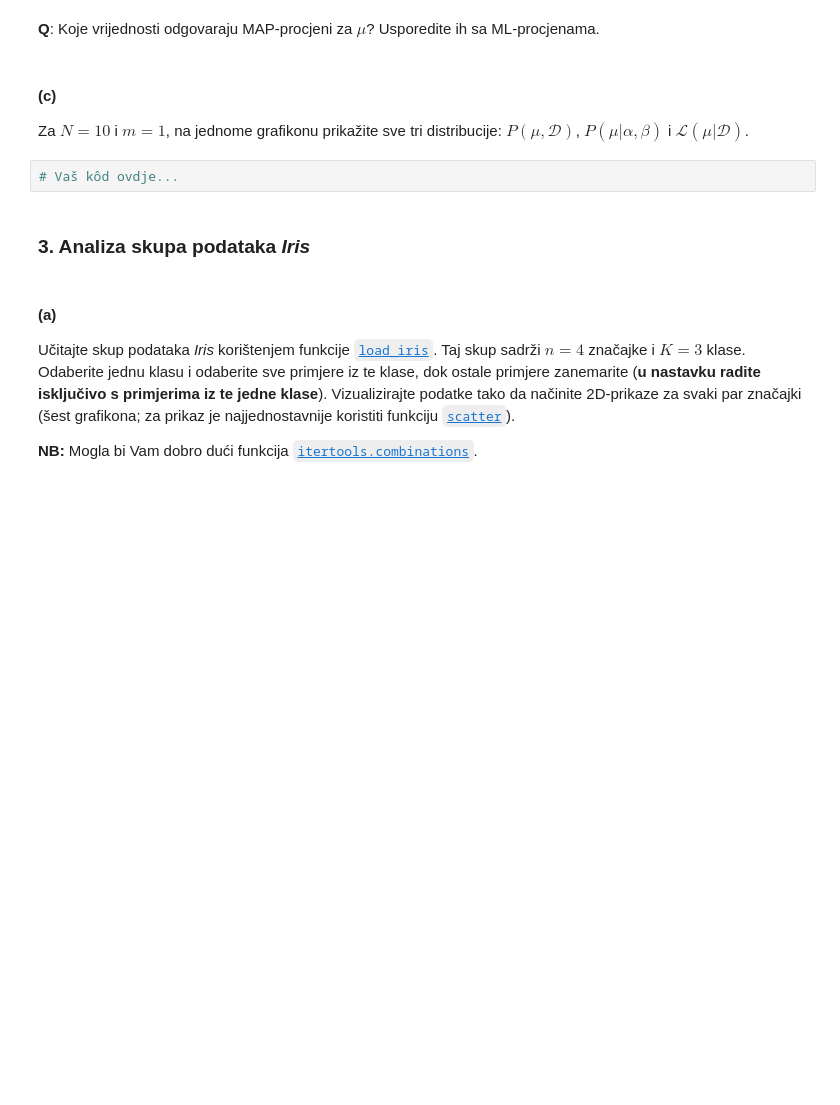
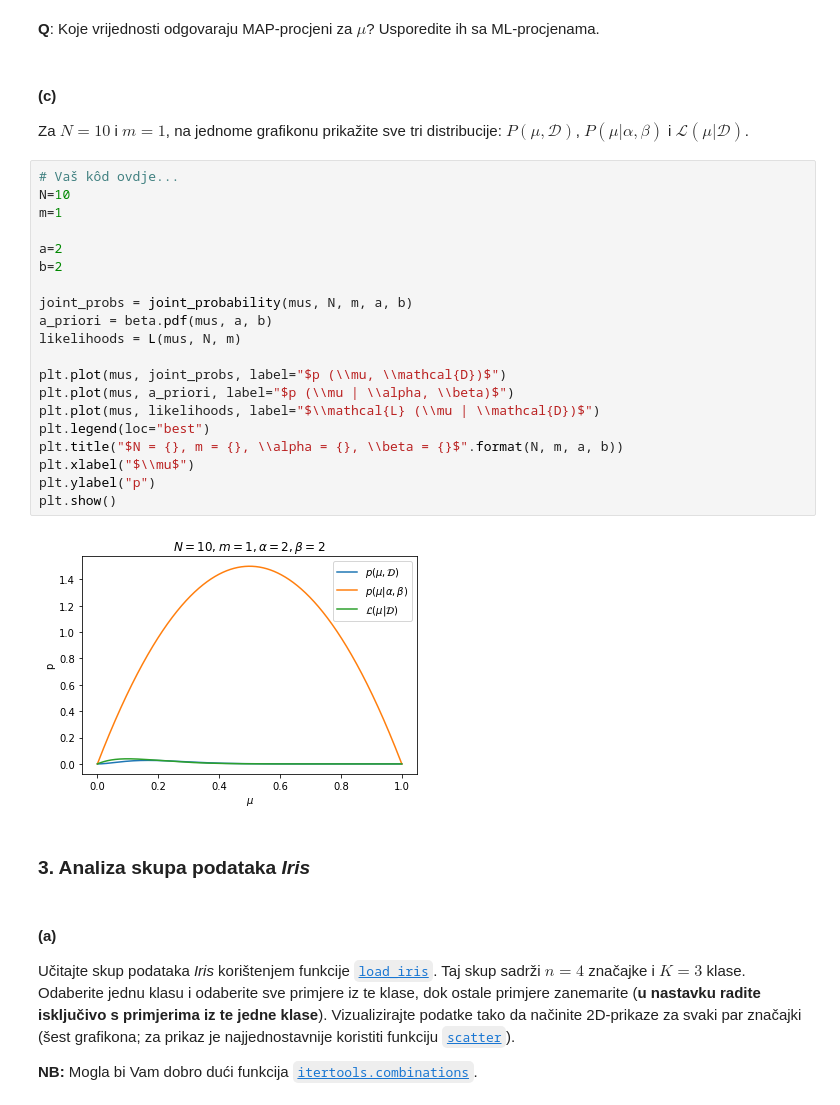
Before and after one commit to tomislavbjelcic/fer-tomislav, a Jupyter notebook: semestar_7/strojno/lab/SU1-2021-13-14-Procjena-parametara.ipynb, the cells around one changed output. Saved outputs shown, nothing was run; the diff lists cells and outputs as text; blank space fills up the shorter version.

```diff
--- a/semestar_7/strojno/lab/SU1-2021-13-14-Procjena-parametara.ipynb
+++ b/semestar_7/strojno/lab/SU1-2021-13-14-Procjena-parametara.ipynb
@@ -128,8 +148,28 @@ Definirajte funkciju za izračun zajedničke vjerojatnosti $P(\mu,\mathcal{D}) =
 #### (c)
 
 Za $N=10$ i $m=1$, na jednome grafikonu prikažite sve tri distribucije: $P(\mu,\mathcal{D})$, $P(\mu|\alpha,\beta)$ i $\mathcal{L}(\mu|\mathcal{D})$.
-# %%
-# Vaš kôd ovdje...
+# %%
+# Vaš kôd ovdje...
+N=10
+m=1
+
+a=2
+b=2
+
+joint_probs = joint_probability(mus, N, m, a, b)
+a_priori = beta.pdf(mus, a, b)
+likelihoods = L(mus, N, m)
+
+plt.plot(mus, joint_probs, label="$p (\\mu, \\mathcal{D})$")
+plt.plot(mus, a_priori, label="$p (\\mu | \\alpha, \\beta)$")
+plt.plot(mus, likelihoods, label="$\\mathcal{L} (\\mu | \\mathcal{D})$")
+plt.legend(loc="best")
+plt.title("$N = {}, m = {}, \\alpha = {}, \\beta = {}$".format(N, m, a, b))
+plt.xlabel("$\\mu$")
+plt.ylabel("p")
+plt.show()
+# %% [output]
+[figure, added]
 # %% [markdown]
 ### 3. Analiza skupa podataka *Iris*
 # %% [markdown]
```
Also changed, not shown: parts of 12 cells of this notebook.
